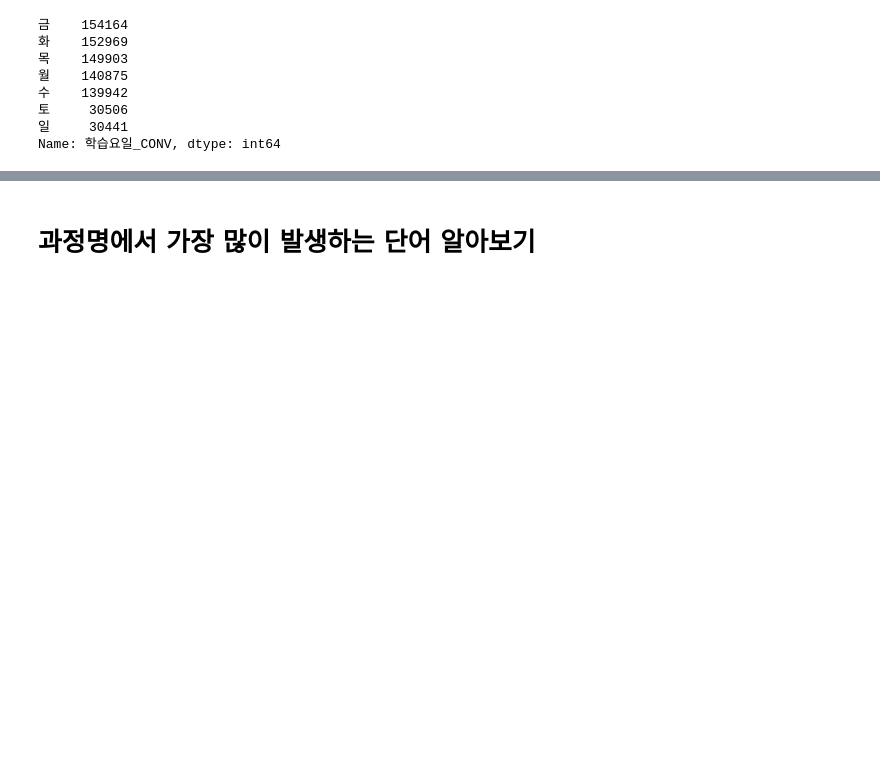
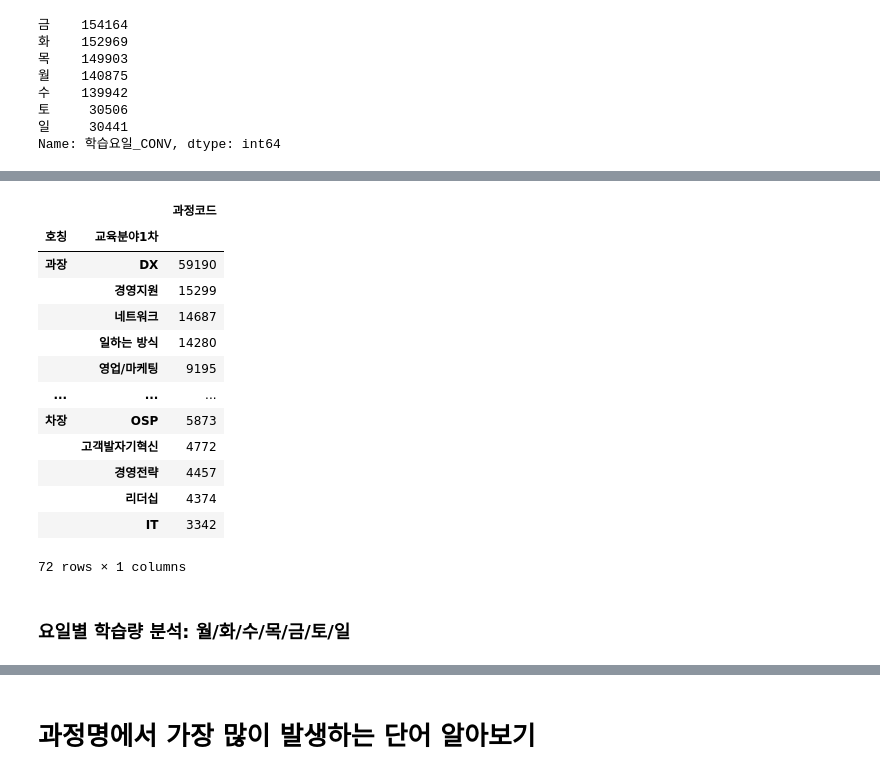
Before and after one commit to gzone2000/my_machine_learning, a Jupyter notebook: ml5/Online_study7.ipynb, the cells around one changed output, grey strips where cells are left out. Drawn from its saved outputs; the diff is of its cells as text; code cells hidden in the pictures; blank space fills up the shorter version.

```diff
--- a/ml5/Online_study7.ipynb
+++ b/ml5/Online_study7.ipynb
@@ -295,3 +354,19 @@ memory usage: 152.4+ MB
 # %%
-직급기준_가장많이교육분야 = df_Q.groupby(['호칭', '교육분야2차'])['과정코드'].count().reset_index().sort_values(by=['호칭','과정코드'], ascending=False)
-직급기준_가장많이교육분야
+df_Q.groupby(['호칭', '교육분야1차'])[['과정코드']].count().sort_values(by=['호칭', '과정코드'], ascending=[True, False])
+# %% [output]
+|  |  | 과정코드 |
+| 호칭 | 교육분야1차 |  |
+| 과장 | DX | 59190 |
+|  | 경영지원 | 15299 |
+|  | 네트워크 | 14687 |
+|  | 일하는 방식 | 14280 |
+|  | 영업/마케팅 | 9195 |
+| ... | ... | ... |
+| 차장 | OSP | 5873 |
+|  | 고객발자기혁신 | 4772 |
+|  | 경영전략 | 4457 |
+|  | 리더십 | 4374 |
+|  | IT | 3342 |
+72 rows × 1 columns
+# %% [markdown]
+### 요일별 학습량 분석: 월/화/수/목/금/토/일
```
Also changed, not shown: parts of 96 cells of this notebook.
